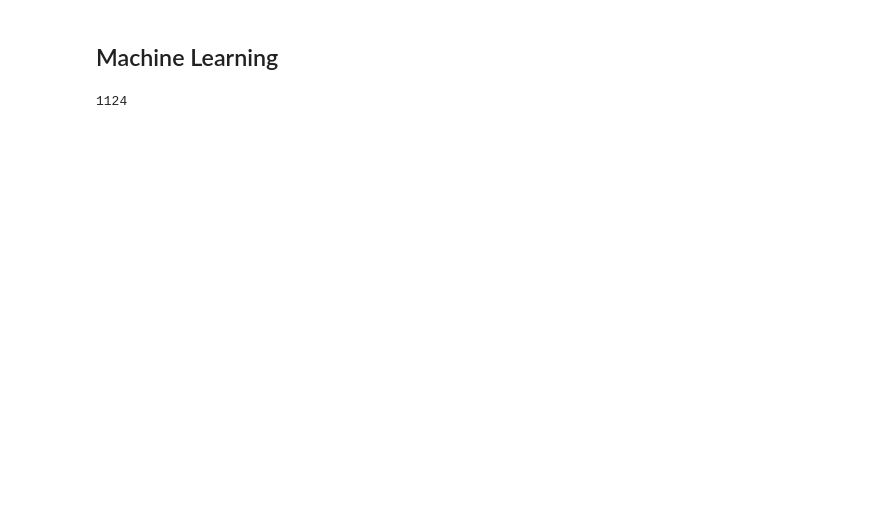
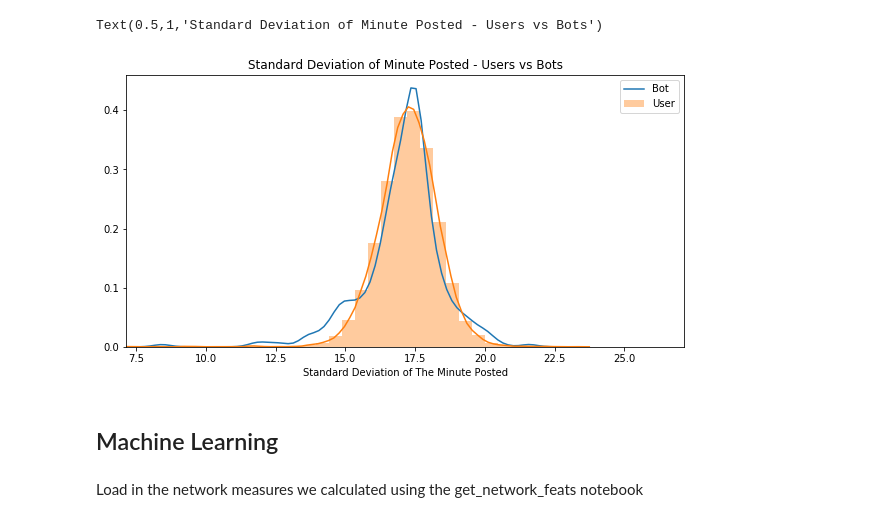
Before and after one commit to jonhartm/SI608_Project, a Jupyter notebook: 608_project_update.ipynb, the cells around one changed output. Saved outputs shown, nothing was run; the diff lists cells and outputs as text; code cells hidden in the pictures; blank space fills up the shorter version.

Commit message:
cleaned up the notebook and added some comments

```diff
--- a/608_project_update.ipynb
+++ b/608_project_update.ipynb
@@ -192,0 +39,4 @@ for i, row in bot_comments.iterrows():
+# %%
+user_comments = pd.read_csv("user_comments_text.csv")
+user_comments['is_bot'] = 0
+user_comments.sample(3)
@@ -192,0 +50,2 @@ for i, row in bot_comments.iterrows():
+# %%
+combined_comments = pd.concat([user_comments, bot_comments])
@@ -192,0 +68,8 @@ for i, row in bot_comments.iterrows():
+# %%
+# convert the time_posted column to a datetime
+combined_comments['time_posted'] = pd.to_datetime(combined_comments.created_utc, unit='s')
+# extract the hour and minute from the time_posted
+combined_comments['hour'] = combined_comments.time_posted.dt.hour
+combined_comments['minute'] = combined_comments.time_posted.dt.minute
+# get the number of words in each
+combined_comments['num_words'] = combined_comments.body.apply(str).apply(str.split).apply(len)
@@ -192,0 +85,17 @@ for i, row in bot_comments.iterrows():
+# %%
+%%time
+# group the fields we just calculated by author
+by_user = pd.concat(
+    [
+        combined_comments.groupby('author').size(),
+        combined_comments.groupby('author').score.mean(),
+        combined_comments.groupby('author').minute.std(),
+        combined_comments.groupby('author').num_words.std(),
+        combined_comments.groupby('author').subreddit.nunique(),
+        combined_comments.groupby('author').is_bot.max()
+    ]
+, axis=1)
+# rename the columns to reflect the aggregate operations
+by_user.columns = ['num_comments','mean_score', 'std_minute', 'std_num_words', 'num_unique_subs', 'is_bot']
+# calculated new columns based on aggregated columns
+by_user['unique_subs_per_comment'] = by_user.num_unique_subs / by_user.num_comments
@@ -193,2 +112,18 @@ for i, row in bot_comments.iterrows():
+# %%
+fig, ax = plt.subplots(figsize=(10, 5))
+
+sns.distplot(by_user.query("num_comments > 15 & is_bot == 1").std_minute, ax=ax, label="Bot", hist=False)
+sns.distplot(by_user.query("num_comments > 15 & is_bot == 0").std_minute, ax=ax, label="User")
+
+x_mean = by_user.std_minute.mean()
+plt.xlim((x_mean-10, x_mean+10))
+
+plt.xlabel("Standard Deviation of The Minute Posted")
+
+ax.legend()
+plt.title("Standard Deviation of Minute Posted - Users vs Bots")
+# %% [output]
+Text(0.5,1,'Standard Deviation of Minute Posted - Users vs Bots')
+[figure, added]
 # %% [markdown]
 ## Machine Learning
@@ -203,4 +129,0 @@ data = data.query("num_comments >= 15")
-# %%
-len(data.query("is_bot == 1"))
-# %% [output]
-1124
@@ -208,0 +130,2 @@ train, test = train_test_split(data, test_size = 0.3)
+# %% [markdown]
+Load in the network measures we calculated using the get_network_feats notebook
```
Also changed, not shown: parts of 63 cells of this notebook.
